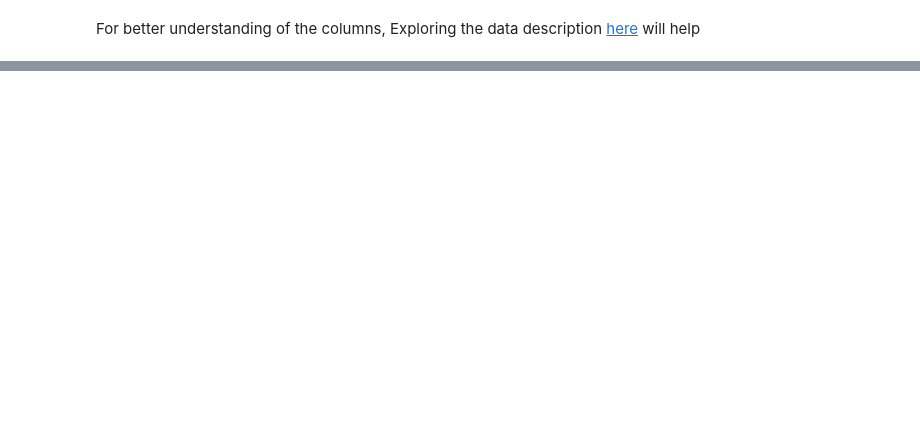
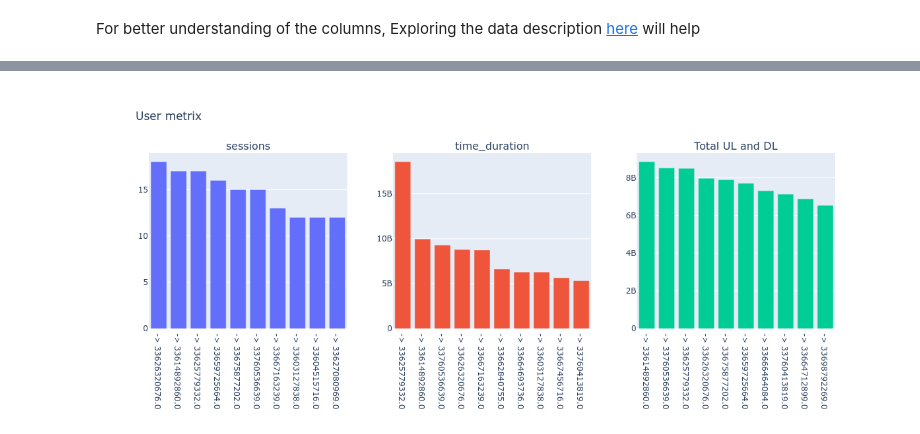
Before and after one commit to BirhanuGebisa/Telecom-User-Analytics, a Jupyter notebook: notebooks/Task2_User_Engagement_analysis.ipynb, the cells around one changed output, grey strips where cells are left out. Saved outputs shown, nothing was run; the diff lists cells and outputs as text; code cells hidden in the pictures; blank space fills up the shorter version.

Commit message:
user engagements of telcom

```diff
--- a/notebooks/Task2_User_Engagement_analysis.ipynb
+++ b/notebooks/Task2_User_Engagement_analysis.ipynb
@@ -649,0 +164,9 @@ sns.pairplot(dfPair, hue = 'race', diag_kind = 'kde',
+# %%
+# Aggregation of Total Social Media data
+df["Youtube_Total_Data"]=df["Youtube DL (Bytes)"]+df["Youtube UL (Bytes)"]
+df["Google_Total_Data"]=df["Google DL (Bytes)"]+df["Google UL (Bytes)"]
+df["Email_Total_Data"]=df["Email DL (Bytes)"]+df["Email UL (Bytes)"]
+df["Social_Media_Total_Data"]=df["Social Media DL (Bytes)"]+df["Social Media UL (Bytes)"]
+df["Netflix_Total_Data"]=df["Netflix DL (Bytes)"]+df["Netflix UL (Bytes)"]
+df["Gaming_Total_Data"]=df["Gaming DL (Bytes)"]+df["Gaming UL (Bytes)"]
+df["Other_Total_Data"]=df["Other DL (Bytes)"]+df["Other UL (Bytes)"]
@@ -649,0 +175,3 @@ sns.pairplot(dfPair, hue = 'race', diag_kind = 'kde',
+# %%
+users = df[['MSISDN/Number', 'Bearer Id', 'Dur. (ms).1', 'Total UL and DL']].copy().rename(columns={'Dur. (ms).1': 'time_duration'})
+users
@@ -649,0 +192,4 @@ sns.pairplot(dfPair, hue = 'race', diag_kind = 'kde',
+# %%
+users = users.groupby('MSISDN/Number').agg({'Bearer Id': 'count', 'time_duration': 'sum', 'Total UL and DL': 'sum'})
+users = users.rename(columns={'Bearer Id': 'sessions'})
+users.head(10)
@@ -649,0 +247,22 @@ sns.pairplot(dfPair, hue = 'race', diag_kind = 'kde',
+# %%
+import plotly.io as pio
+from IPython.display import Image
+def mult_hist(sr, rows, cols, title_text, subplot_titles, interactive=False):
+    fig = make_subplots(rows=rows, cols=cols, subplot_titles=subplot_titles)
+    for i in range(rows):
+        for j in range(cols):
+            x = ["-> " + str(i) for i in sr[i+j].index]
+            fig.add_trace(go.Bar(x=x, y=sr[i+j].values), row=i+1, col=j+1)
+    fig.update_layout(showlegend=False, title_text=title_text)
+    if(interactive):
+        fig.show()
+    else:
+        return Image(pio.to_image(fig, format='png', width=1200))
+# %%
+sessions = users.nlargest(10, "sessions")['sessions']
+duration = users.nlargest(10, "time_duration")['time_duration']
+data_volume = users.nlargest(10, "Total UL and DL")['Total UL and DL']
+
+mult_hist([sessions, duration, data_volume], 1,3, "User metrix", ['sessions', 'time_duration','Total UL and DL'])
+# %% [output]
+[figure, added]
```
Also changed, not shown: parts of 134 cells of this notebook.
